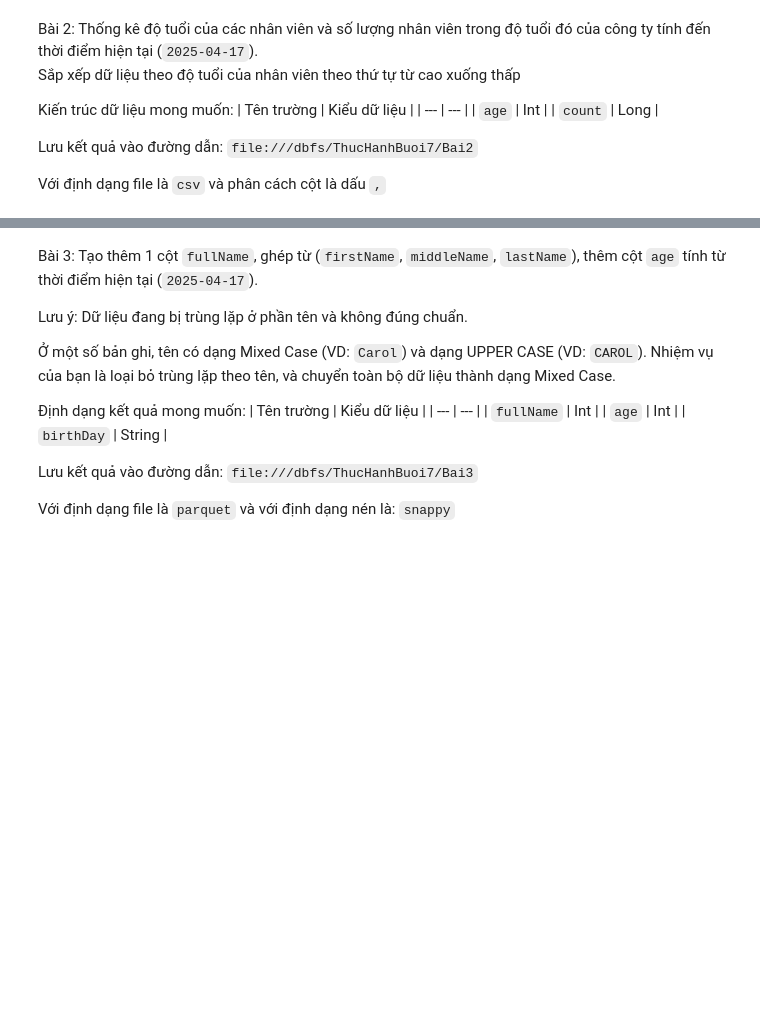
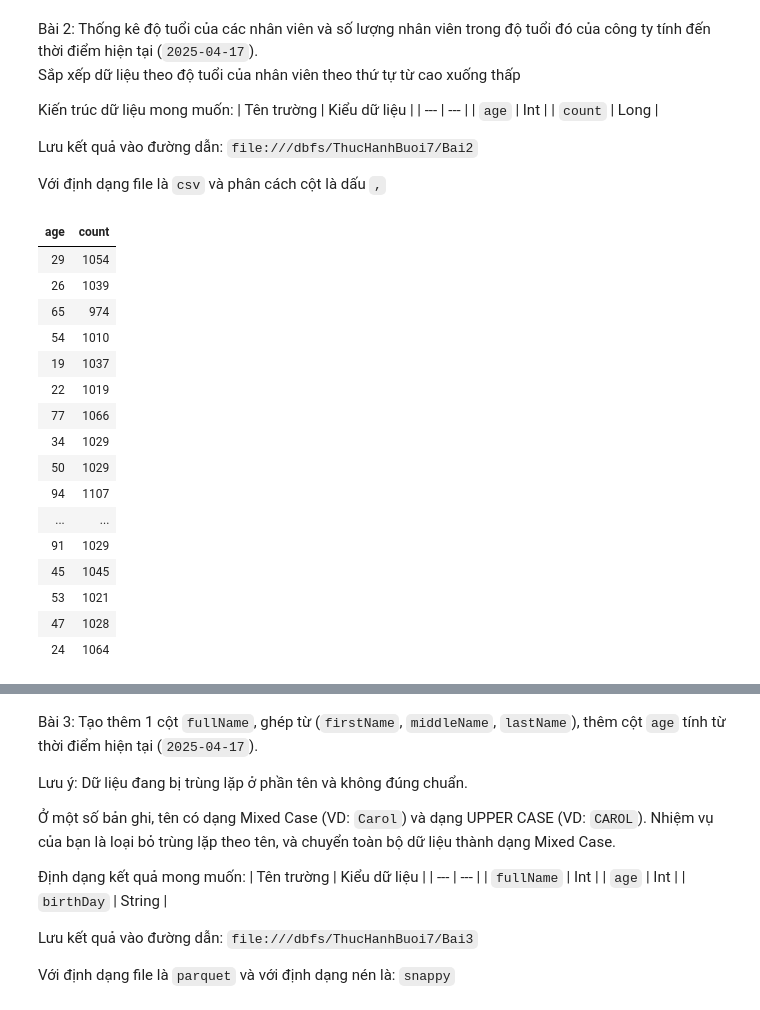
Before and after one commit to LeeAnh836/spark-data-processing, a Jupyter notebook: TH7_WriteFile.ipynb, the cells around one changed output, grey strips where cells are left out. Saved outputs shown, nothing was run; the diff lists cells and outputs as text; code cells hidden in the pictures; blank space fills up the shorter version.

```diff
--- a/TH7_WriteFile.ipynb
+++ b/TH7_WriteFile.ipynb
@@ -44,3 +63,25 @@ Lưu kết quả vào đường dẫn:
 `file:///dbfs/ThucHanhBuoi7/Bai2`
 
 Với định dạng file là `csv` và phân cách cột là dấu `,`
+# %%
+val lesson1 = inputDF.withColumn("age", floor(months_between(to_date(lit("2025-04-17")) , $"birthDate") / 12))
+                     .groupBy($"age").agg(count("*").as("count"))
+display(lesson1)
+# %% [output]
+| age | count |
+| 29 | 1054 |
+| 26 | 1039 |
+| 65 | 974 |
+| 54 | 1010 |
+| 19 | 1037 |
+| 22 | 1019 |
+| 77 | 1066 |
+| 34 | 1029 |
+| 50 | 1029 |
+| 94 | 1107 |
+| ... | ... |
+| 91 | 1029 |
+| 45 | 1045 |
+| 53 | 1021 |
+| 47 | 1028 |
+| 24 | 1064 |
```
Also changed, not shown: parts of 18 cells of this notebook.
